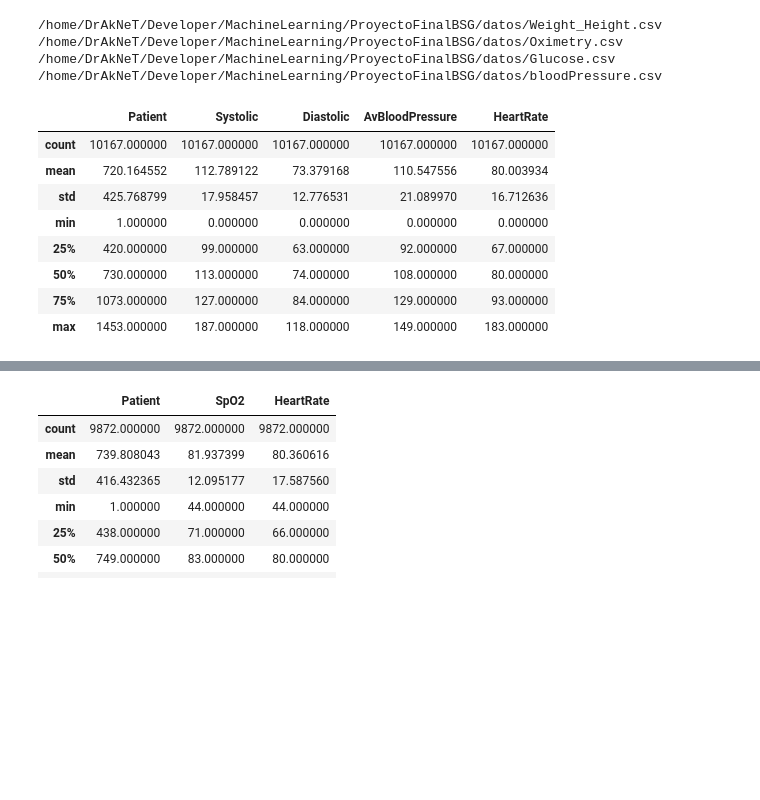
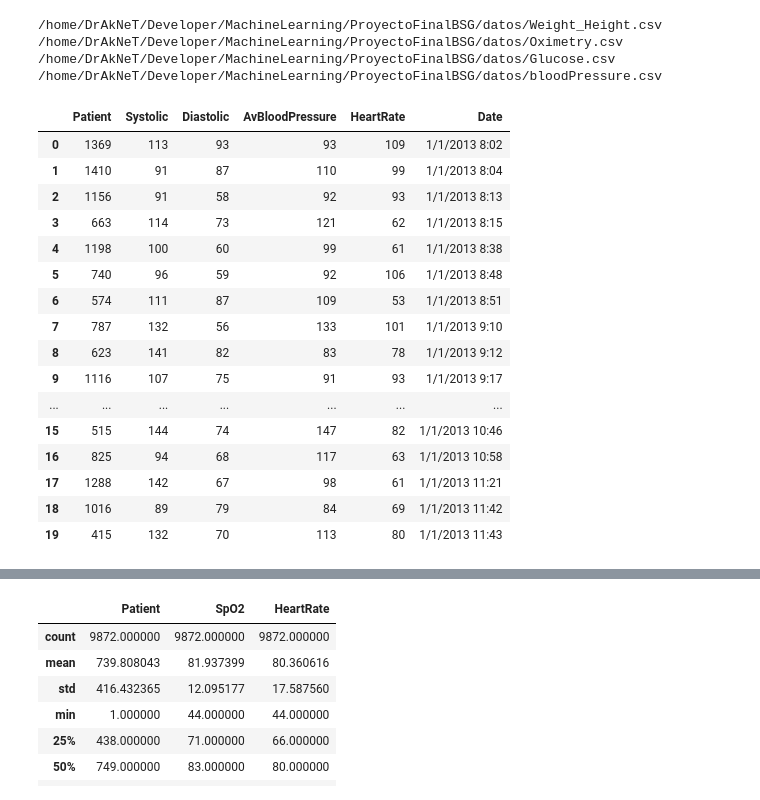
Before and after one commit to yerkomd/ProyectoFinalBSG, a Jupyter notebook: ml_heald_problem.ipynb, the cells around one changed output, grey strips where cells are left out. Cells and saved outputs as stored; diff of their text form; code cells hidden in the pictures; blank space fills up the shorter version.

Commit message:
Preparacion de la informacion finalizado

```diff
--- a/ml_heald_problem.ipynb
+++ b/ml_heald_problem.ipynb
@@ -9,4 +9,6 @@ import numpy as np
 import os
 # %% [markdown]
 Realizamos la lectura de los datos
+# %%
+HomePath = '/home/DrAkNeT/Developer/MachineLearning'
 # %%
@@ -20,24 +22,32 @@ for dirname, _, filenames in os.walk('/home/DrAkNeT/Developer/MachineLearning/Pr
 /home/DrAkNeT/Developer/MachineLearning/ProyectoFinalBSG/datos/bloodPressure.csv
 # %%
 # Load the data
-Glucose_file_path = '/home/DrAkNeT/Developer/MachineLearning/ProyectoFinalBSG/datos/Glucose.csv'
-BloodPressure_file_path = '/home/DrAkNeT/Developer/MachineLearning/ProyectoFinalBSG/datos/bloodPressure.csv'
-Oximetry_file_path = '/home/DrAkNeT/Developer/MachineLearning/ProyectoFinalBSG/datos/Oximetry.csv'
-Weight_Height_file_path = '/home/DrAkNeT/Developer/MachineLearning/ProyectoFinalBSG/datos/Weight_Height.csv'
+Glucose_file_path = HomePath + '/ProyectoFinalBSG/datos/Glucose.csv'
+BloodPressure_file_path = HomePath + '/ProyectoFinalBSG/datos/bloodPressure.csv'
+Oximetry_file_path = HomePath + '/ProyectoFinalBSG/datos/Oximetry.csv'
+Weight_Height_file_path = HomePath + '/ProyectoFinalBSG/datos/Weight_Height.csv'
 # -------------------------------------------------------------------
 glucose_date = pd.read_csv(Glucose_file_path)
 BloodPressure_date = pd.read_csv(BloodPressure_file_path)
 Oximetry_date = pd.read_csv(Oximetry_file_path)
 Weight_Height_date = pd.read_csv(Weight_Height_file_path)
 # %%
-BloodPressure_date.describe()
+BloodPressure_date.head(20)
 # %% [output]
-|  | Patient | Systolic | Diastolic | AvBloodPressure | HeartRate |
-| count | 10167.000000 | 10167.000000 | 10167.000000 | 10167.000000 | 10167.000000 |
-| mean | 720.164552 | 112.789122 | 73.379168 | 110.547556 | 80.003934 |
-| std | 425.768799 | 17.958457 | 12.776531 | 21.089970 | 16.712636 |
-| min | 1.000000 | 0.000000 | 0.000000 | 0.000000 | 0.000000 |
-| 25% | 420.000000 | 99.000000 | 63.000000 | 92.000000 | 67.000000 |
-| 50% | 730.000000 | 113.000000 | 74.000000 | 108.000000 | 80.000000 |
-| 75% | 1073.000000 | 127.000000 | 84.000000 | 129.000000 | 93.000000 |
-| max | 1453.000000 | 187.000000 | 118.000000 | 149.000000 | 183.000000 |
+|  | Patient | Systolic | Diastolic | AvBloodPressure | HeartRate | Date |
+| 0 | 1369 | 113 | 93 | 93 | 109 | 1/1/2013 8:02 |
+| 1 | 1410 | 91 | 87 | 110 | 99 | 1/1/2013 8:04 |
+| 2 | 1156 | 91 | 58 | 92 | 93 | 1/1/2013 8:13 |
+| 3 | 663 | 114 | 73 | 121 | 62 | 1/1/2013 8:15 |
+| 4 | 1198 | 100 | 60 | 99 | 61 | 1/1/2013 8:38 |
+| 5 | 740 | 96 | 59 | 92 | 106 | 1/1/2013 8:48 |
+| 6 | 574 | 111 | 87 | 109 | 53 | 1/1/2013 8:51 |
+| 7 | 787 | 132 | 56 | 133 | 101 | 1/1/2013 9:10 |
+| 8 | 623 | 141 | 82 | 83 | 78 | 1/1/2013 9:12 |
+| 9 | 1116 | 107 | 75 | 91 | 93 | 1/1/2013 9:17 |
+| ... | ... | ... | ... | ... | ... | ... |
+| 15 | 515 | 144 | 74 | 147 | 82 | 1/1/2013 10:46 |
+| 16 | 825 | 94 | 68 | 117 | 63 | 1/1/2013 10:58 |
+| 17 | 1288 | 142 | 67 | 98 | 61 | 1/1/2013 11:21 |
+| 18 | 1016 | 89 | 79 | 84 | 69 | 1/1/2013 11:42 |
+| 19 | 415 | 132 | 70 | 113 | 80 | 1/1/2013 11:43 |
```
Also changed, not shown: parts of 19 cells of this notebook.
